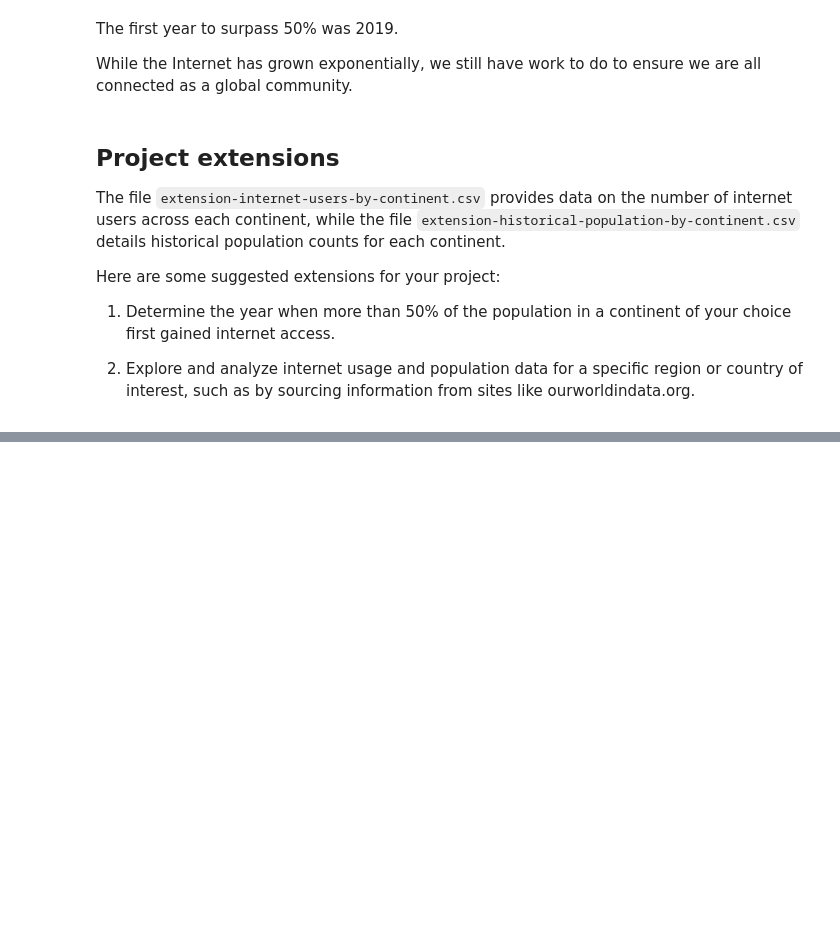
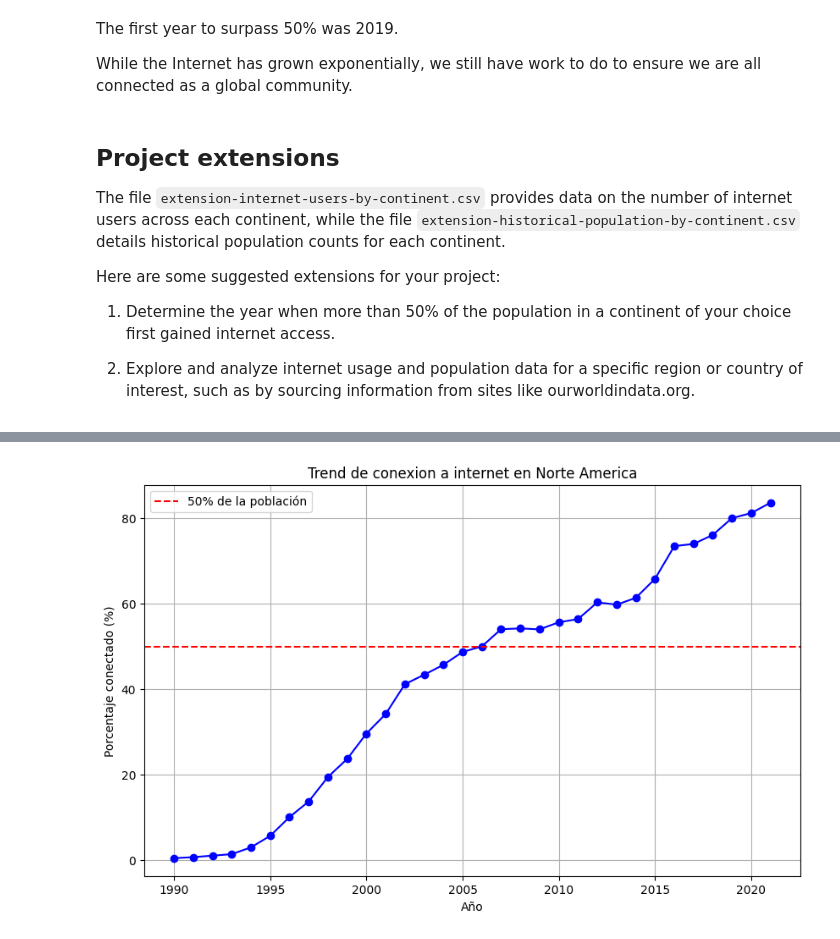
Before and after one commit to IvanRosP/IvanRosP.github.io, a Jupyter notebook: world_connected_project_177573.ipynb, the cells around one changed output, grey strips where cells are left out. Drawn from its saved outputs; the diff is of its cells as text; code cells hidden in the pictures; blank space fills up the shorter version.

```diff
--- a/world_connected_project_177573.ipynb
+++ b/world_connected_project_177573.ipynb
@@ -168,0 +247,3 @@ internet_users_by_continent
+# %%
+df_continent = pd.merge(internet_users_by_continent, population_by_continent, on=['year', 'continent'], how='inner')
+df_continent
@@ -168,0 +260,3 @@ internet_users_by_continent
+# %%
+df_continent['percent_connected'] = (df_continent['internet_users'] / df_continent['population'] * 100).round(2)
+df_continent
@@ -168,0 +294,14 @@ internet_users_by_continent
+# %%
+north_america_data = df_continent[df_continent['continent'] == 'North America']
+
+plt.figure(figsize=(10, 6))
+plt.plot(north_america_data['year'], north_america_data['percent_connected'], marker='o', linestyle='-', color='blue')
+plt.axhline(50, color='red', linestyle='--', label='50% de la población')
+plt.xlabel('Año')
+plt.ylabel('Porcentaje conectado (%)')
+plt.title('Trend de conexion a internet en Norte America')
+plt.grid(True)
+plt.legend()
+plt.show()
+# %% [output]
+[figure, added]
```
Also changed, not shown: parts of 16 cells of this notebook.
